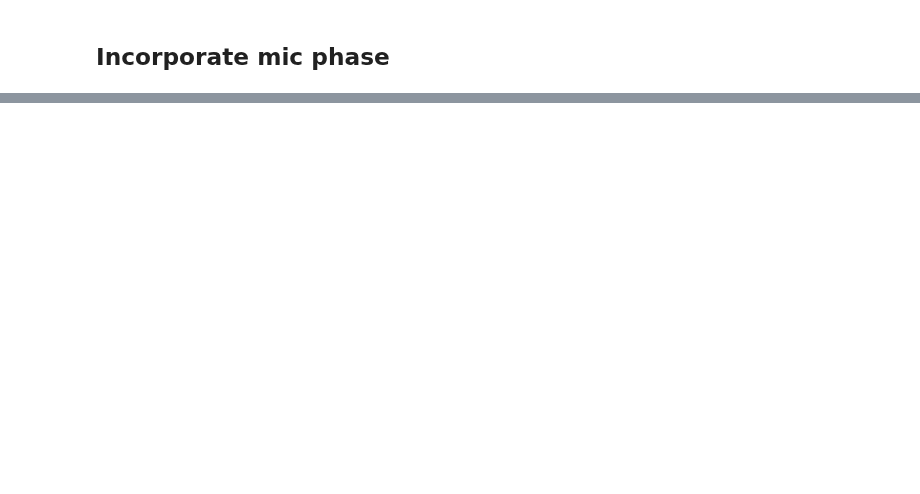
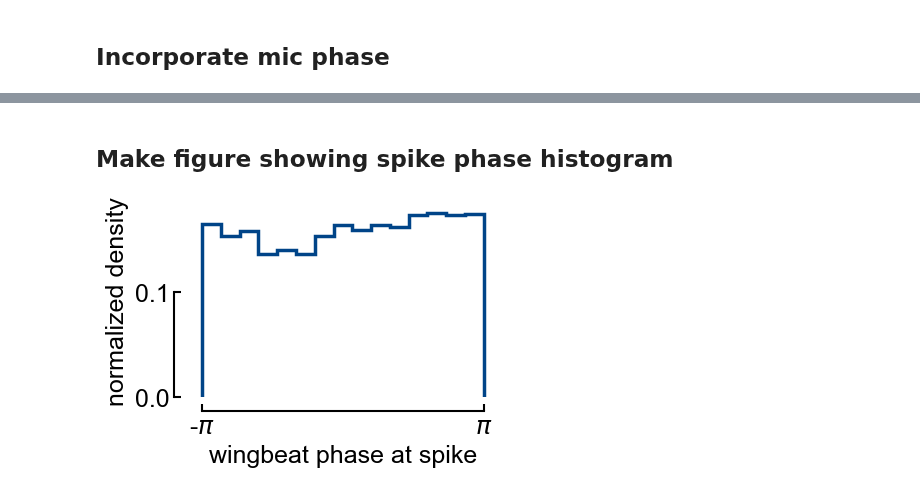
Before and after one commit to samcwhitehead/mosquito, a Jupyter notebook: scratch/b1_phase_analysis.ipynb, the cells around one changed output, grey strips where cells are left out. Cells and saved outputs as stored; diff of their text form; code cells hidden in the pictures; blank space fills up the shorter version.

Commit message:
minor edits + lots of figure making stuff

```diff
--- a/scratch/b1_phase_analysis.ipynb
+++ b/scratch/b1_phase_analysis.ipynb
@@ -133,0 +135,31 @@ Text(0, 0.5, 'pdf')
+# %% [markdown]
+## Make figure showing spike phase histogram
+# %%
+# make a kde plot for phase at spike
+from sklearn.neighbors import KernelDensity
+
+phase_range = np.linspace(-np.pi, np.pi, 150)
+mosquito_female_color = '#004488'
+
+# make figure
+fig, ax = plt.subplots(figsize=(4,2.5))
+
+# do KDE
+# kde = KernelDensity(kernel="gaussian", bandwidth=0.35).fit(mic_phase_at_spike.reshape(-1, 1))
+# log_dens = kde.score_samples(phase_range.reshape(-1, 1))
+# ax.plot(phase_range, np.exp(log_dens), color=mosquito_female_color, lw=1.5)
+ax.hist(mic_phase_at_spike, bins=15, density=True, color=mosquito_female_color, lw=2.5, histtype='step')  #
+
+# adjust axes
+ax.set_ylabel('normalized density')
+ax.set_xlabel('wingbeat phase at spike')
+ax.set_xticks([-np.pi, np.pi])
+ax.set_xticklabels(['-$\pi$', '$\pi$'])
+ax = my_adjust_axes(ax)
+
+# save
+save_path = '/media/sam/SamData/Dropbox/Conferences/ICN 2024/poster/figs'
+save_name = 'b1_phase_hist.svg'
+fig.savefig(os.path.join(save_path, save_name),  dpi=500, bbox_inches='tight')
+# %% [output]
+[figure, added]
```
Also changed, not shown: parts of 10 cells of this notebook, 2 other files.
